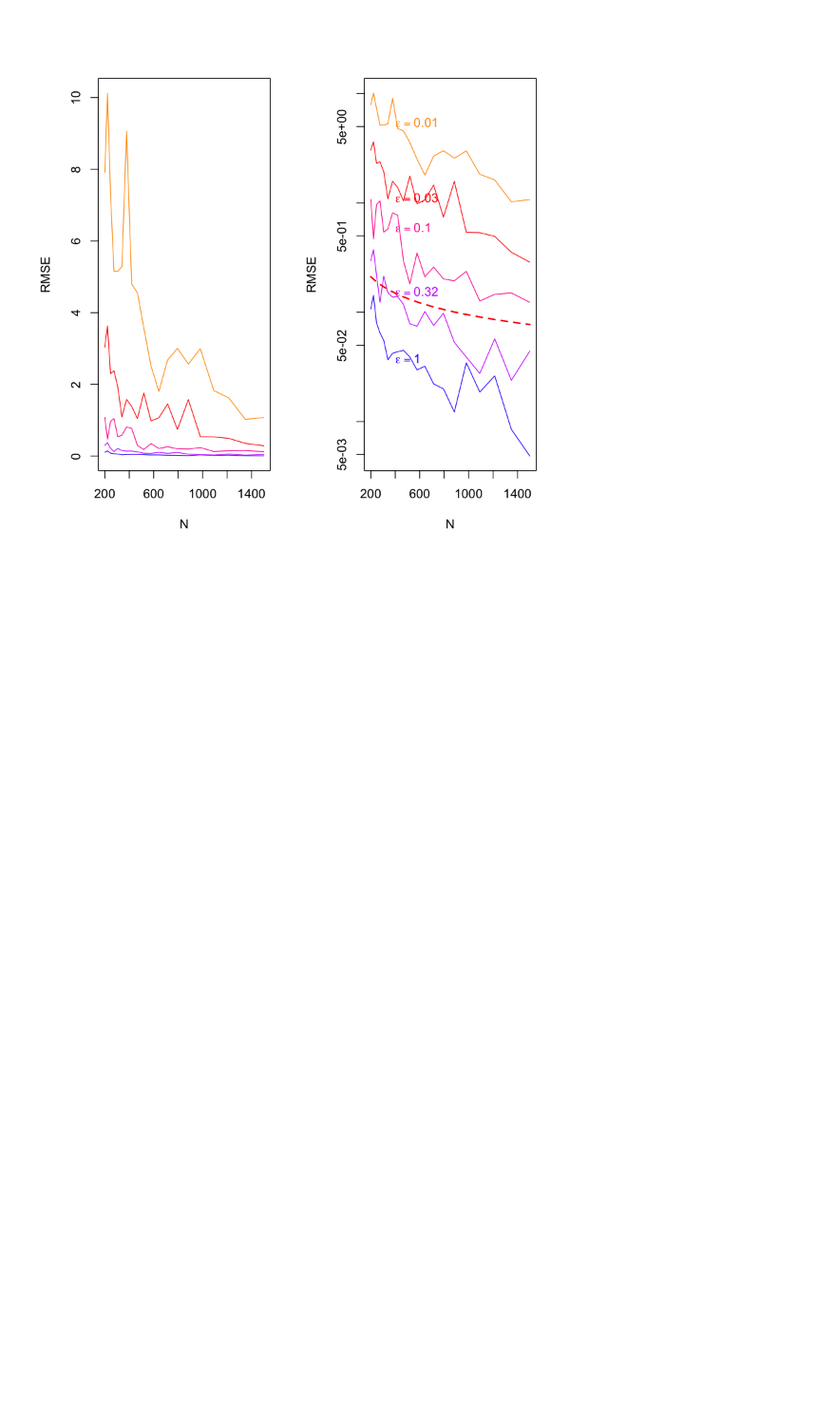
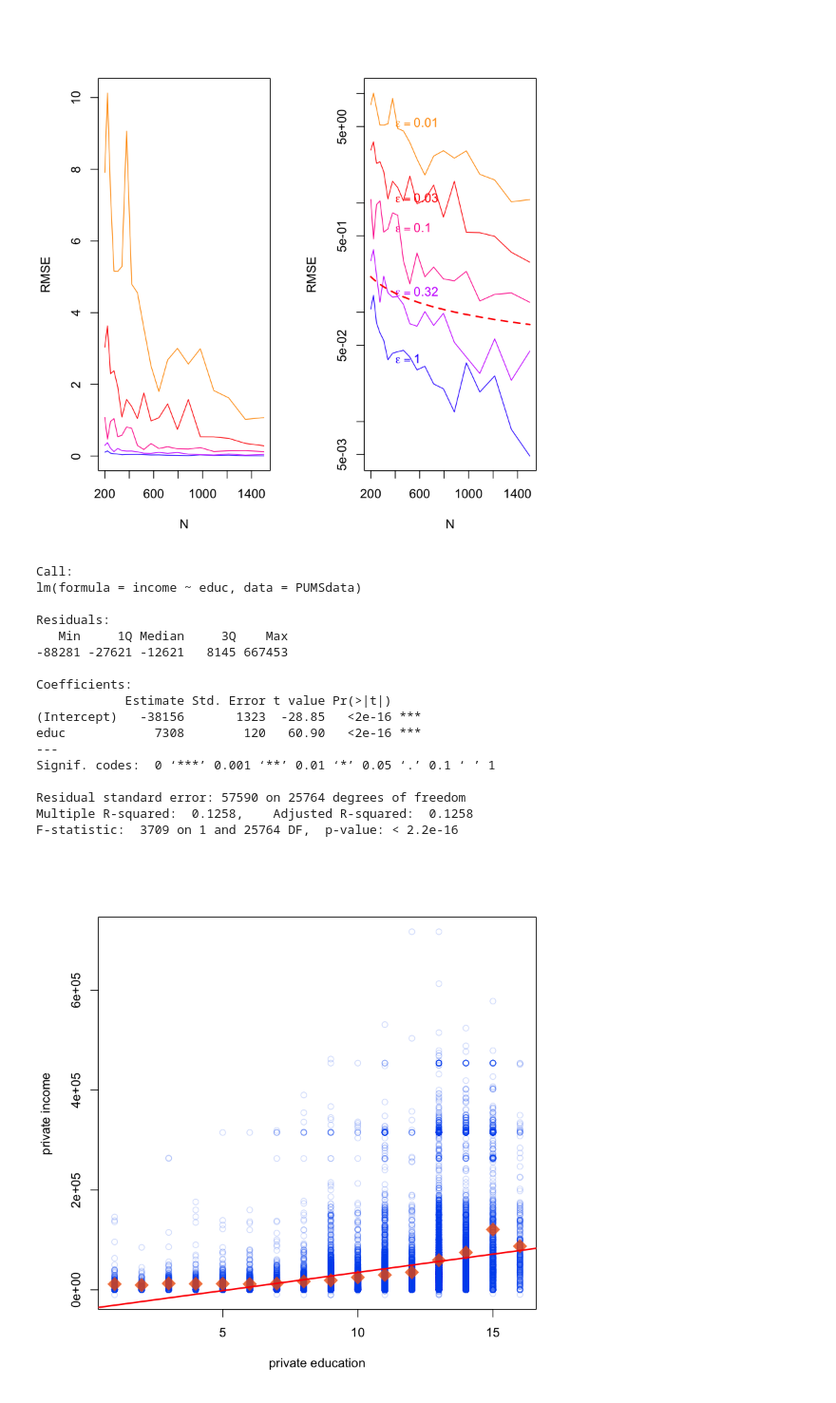
Before and after one commit to privacytoolsproject/cs208, a Jupyter notebook: examples/wk3_dp_foundations/laplaceMeanRelease.ipynb, the cells around one changed output. Shown: that part at 95% size. Cells and saved outputs as stored; diff of their text form; code cells hidden in the pictures; blank space fills up the shorter version.

Commit message:
adding regression plot

```diff
--- a/examples/wk3_dp_foundations/laplaceMeanRelease.ipynb
+++ b/examples/wk3_dp_foundations/laplaceMeanRelease.ipynb
@@ -264,3 +264,36 @@ for(j in 1:length(ep.seq)){
 #lines(n.seq, se, col="red", lty=2, lwd=2)
 # %% [output]
 [figure]
+# %%
+semi.blue <- rgb(0,90,239,50,maxColorValue=255)          # Slightly transparent colors
+semi.red  <- rgb(239,90,0,200,maxColorValue=255)
+
+plot(data.x, data.y, col=semi.blue, xlab="private education", ylab="private income")
+educ.seq <- 1:16
+for(i in 1:length(educ.seq)){
+	flag <- data.x==educ.seq[i]
+	partial.mean <- mean(data.y[flag])
+	points(x=educ.seq[i], y=partial.mean, col=semi.red, pch=18, cex=2.5)
+}
+output <- lm(income ~ educ, data=PUMSdata)
+abline(a=coef(output)[1], b=coef(output)[2], lwd=2, col="red")
+print(summary(output))
+# %% [output]
+Call:
+lm(formula = income ~ educ, data = PUMSdata)
+
+Residuals:
+   Min     1Q Median     3Q    Max
+-88281 -27621 -12621   8145 667453
+
+Coefficients:
+            Estimate Std. Error t value Pr(>|t|)
+(Intercept)   -38156       1323  -28.85   <2e-16 ***
+educ            7308        120   60.90   <2e-16 ***
+---
+Signif. codes:  0 ‘***’ 0.001 ‘**’ 0.01 ‘*’ 0.05 ‘.’ 0.1 ‘ ’ 1
+
+Residual standard error: 57590 on 25764 degrees of freedom
+Multiple R-squared:  0.1258,    Adjusted R-squared:  0.1258
+F-statistic:  3709 on 1 and 25764 DF,  p-value: < 2.2e-16
+[figure, added]
```
